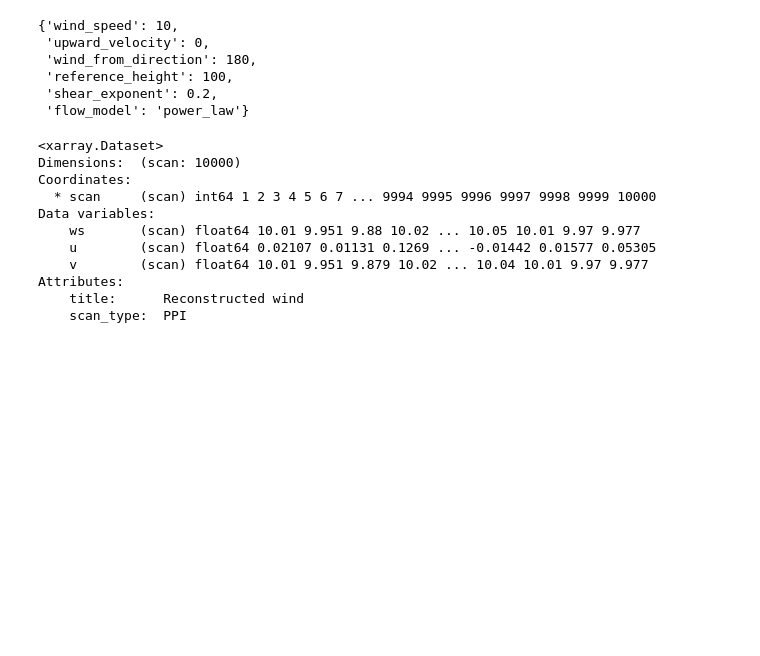
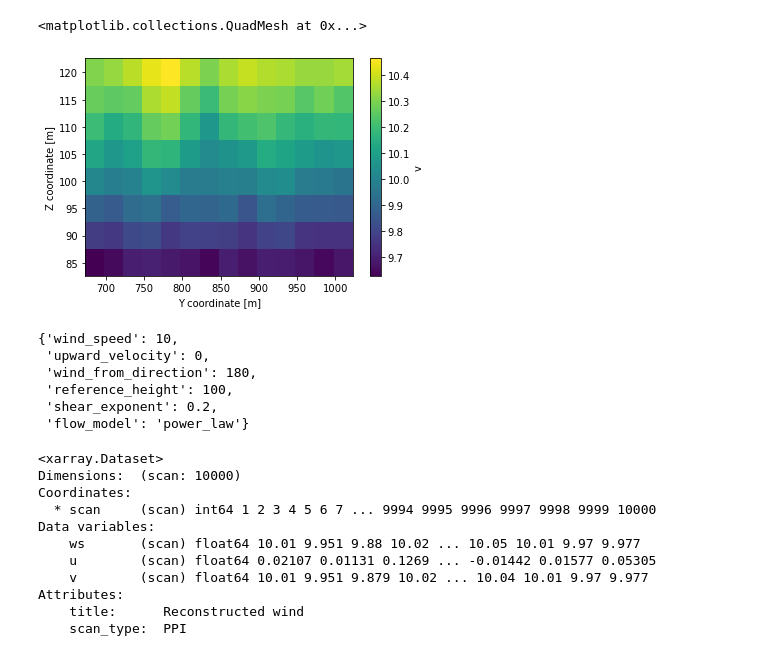
Before and after one commit to Burro7J/mocalum, a Jupyter notebook: examples/redo_for_multi_lidar.ipynb, the cells around one changed output. Saved outputs shown, nothing was run; the diff lists cells and outputs as text; code cells hidden in the pictures; blank space fills up the shorter version.

```diff
--- a/examples/redo_for_multi_lidar.ipynb
+++ b/examples/redo_for_multi_lidar.ipynb
@@ -73,3 +85,8 @@ pl_mc.generate_flow_field('koshava', atmo_cfg, "uniform")
+# %%
+pl_mc.data._ffield.v.isel(time = range(0,230,1)).mean(axis = 2).plot()
+# %% [output]
+<matplotlib.collections.QuadMesh at 0x...>
+[figure, added]
 # %%
 pl_mc.project_to_los('koshava', 'power_law')
 # %%
```
Also changed, not shown: parts of 13 cells of this notebook, 1 other file.
